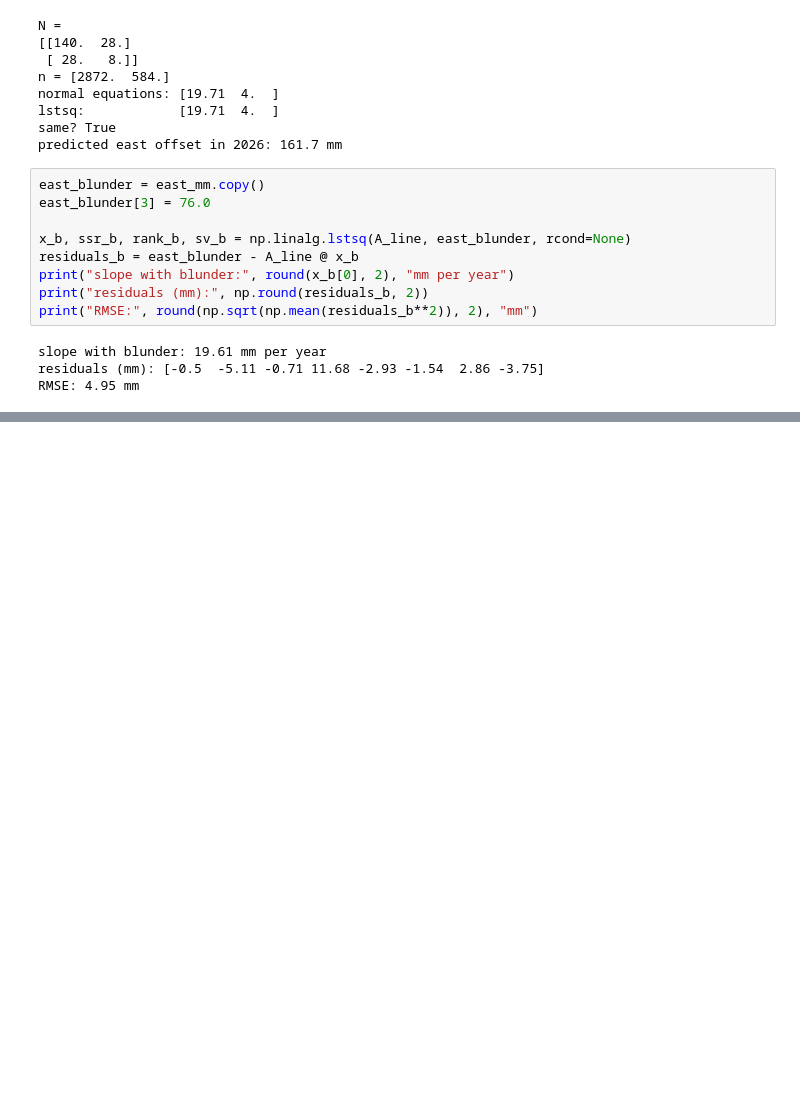
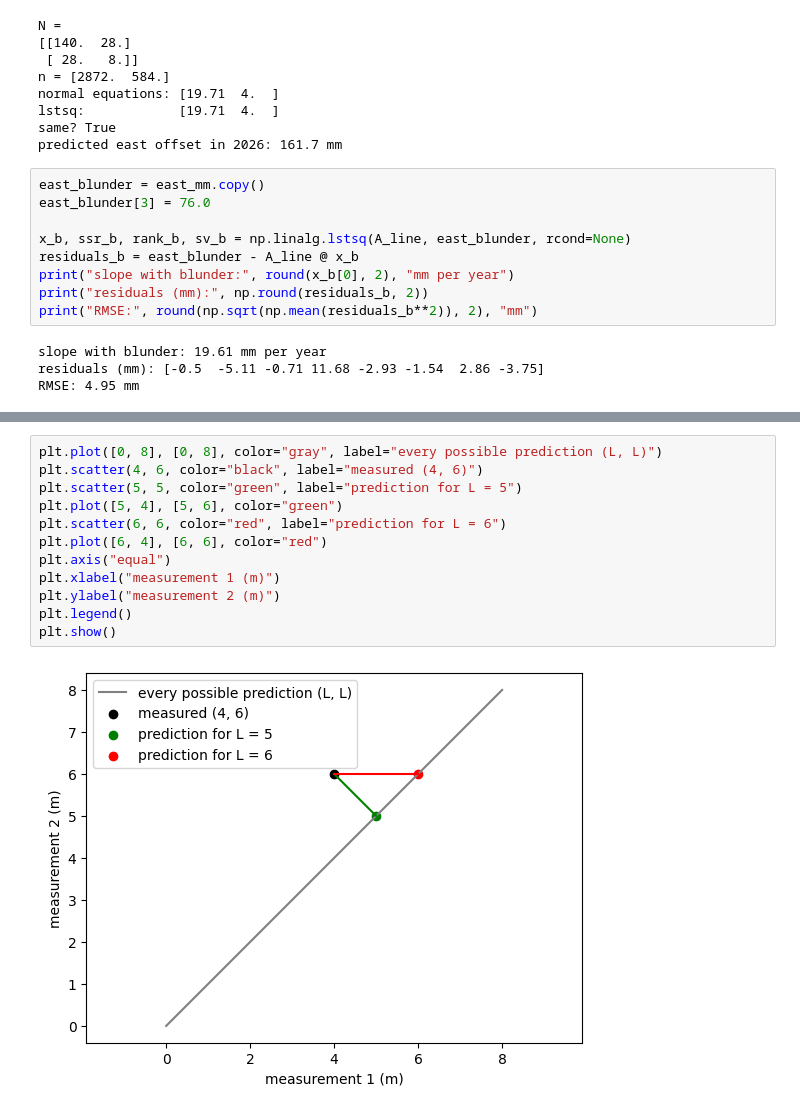
Before and after one commit to AsfandyarFarooqi/learning-log, a Jupyter notebook: week04_least_squares.ipynb, the cells around one changed output, grey strips where cells are left out. Drawn from its saved outputs; the diff is of its cells as text; blank space fills up the shorter version.

```diff
--- a/week04_least_squares.ipynb
+++ b/week04_least_squares.ipynb
@@ -203,0 +212,14 @@ RMSE: 4.95 mm
+# %%
+plt.plot([0, 8], [0, 8], color="gray", label="every possible prediction (L, L)")
+plt.scatter(4, 6, color="black", label="measured (4, 6)")
+plt.scatter(5, 5, color="green", label="prediction for L = 5")
+plt.plot([5, 4], [5, 6], color="green")
+plt.scatter(6, 6, color="red", label="prediction for L = 6")
+plt.plot([6, 4], [6, 6], color="red")
+plt.axis("equal")
+plt.xlabel("measurement 1 (m)")
+plt.ylabel("measurement 2 (m)")
+plt.legend()
+plt.show()
+# %% [output]
+[figure, added]
```
Also changed, not shown: parts of 2 cells of this notebook.
